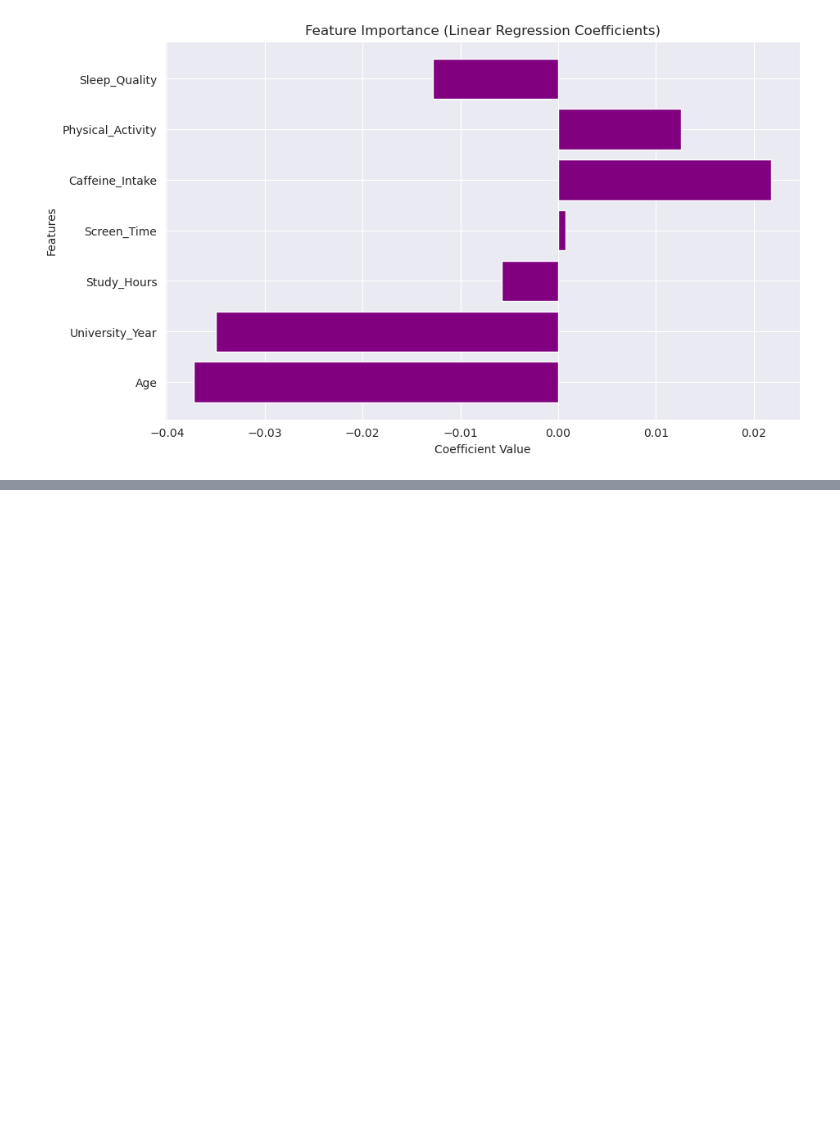
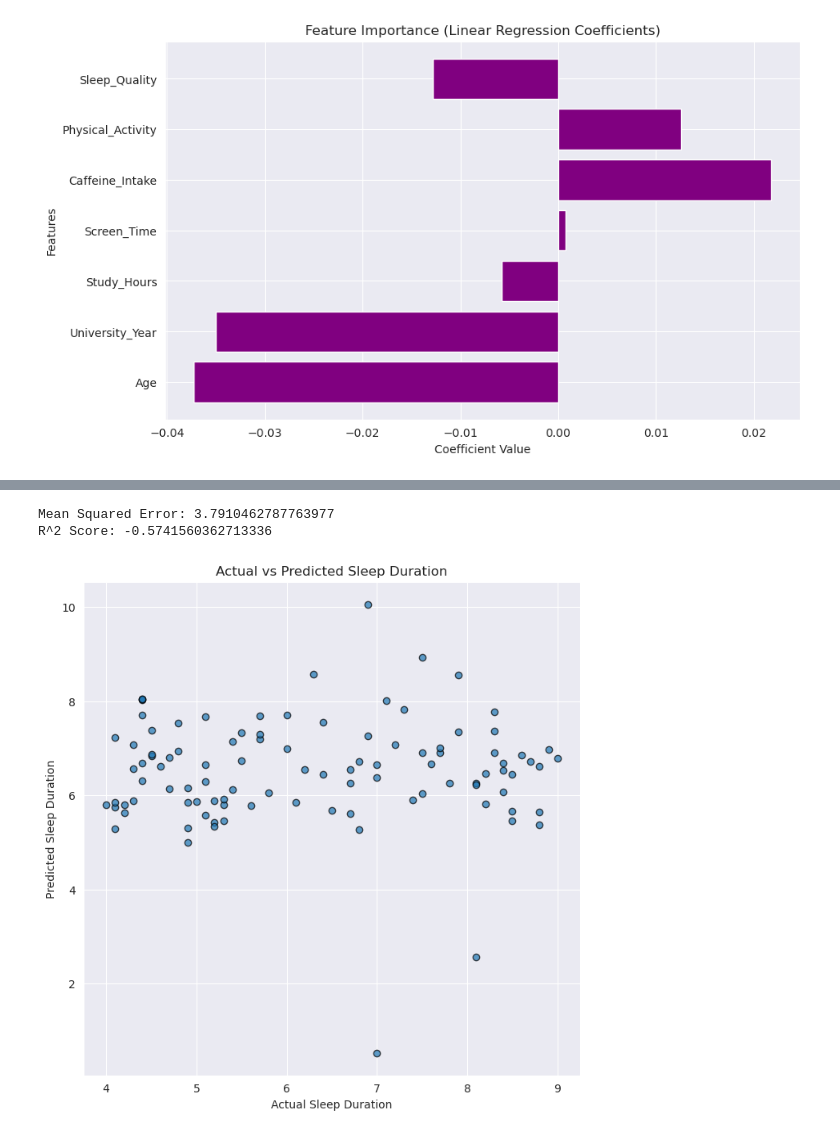
Before and after one commit to Niklas-Wag/Sleep_DSAI, a Jupyter notebook: Projektbericht.ipynb, the cells around one changed output, grey strips where cells are left out. Drawn from its saved outputs; the diff is of its cells as text; code cells hidden in the pictures; blank space fills up the shorter version.

```diff
--- a/Projektbericht.ipynb
+++ b/Projektbericht.ipynb
@@ -157,0 +231,38 @@ R^2 Score: -0.04505657226145998
+# %%
+from sklearn.neural_network import MLPRegressor
+from sklearn.model_selection import train_test_split
+from sklearn.metrics import mean_squared_error, r2_score
+import matplotlib.pyplot as plt
+
+# Assumption: sleep_dataset is already preprocessed and scaled
+X = sleep_dataset.drop(columns=['Sleep_Duration'])
+y = sleep_dataset['Sleep_Duration']
+
+# Split the data into training and testing sets
+X_train, X_test, y_train, y_test = train_test_split(X, y, test_size=0.2, random_state=42)
+
+# Train the MLP Regressor with increased max_iter
+mlp = MLPRegressor(random_state=42, max_iter=1000)
+mlp.fit(X_train, y_train)
+
+# Make predictions
+y_pred = mlp.predict(X_test)
+
+# Evaluate the model
+mse = mean_squared_error(y_test, y_pred)
+r2 = r2_score(y_test, y_pred)
+
+print(f"Mean Squared Error: {mse}")
+print(f"R^2 Score: {r2}")
+
+# Plot the results
+plt.figure(figsize=(8, 8))
+plt.scatter(y_test, y_pred, alpha=0.7, edgecolors='k')
+plt.xlabel("Actual Sleep Duration")
+plt.ylabel("Predicted Sleep Duration")
+plt.title("Actual vs Predicted Sleep Duration")
+plt.show()
+# %% [output]
+Mean Squared Error: 3.7910462787763977
+R^2 Score: -0.5741560362713336
+[figure, added]
```
Also changed, not shown: parts of 6 cells of this notebook.
